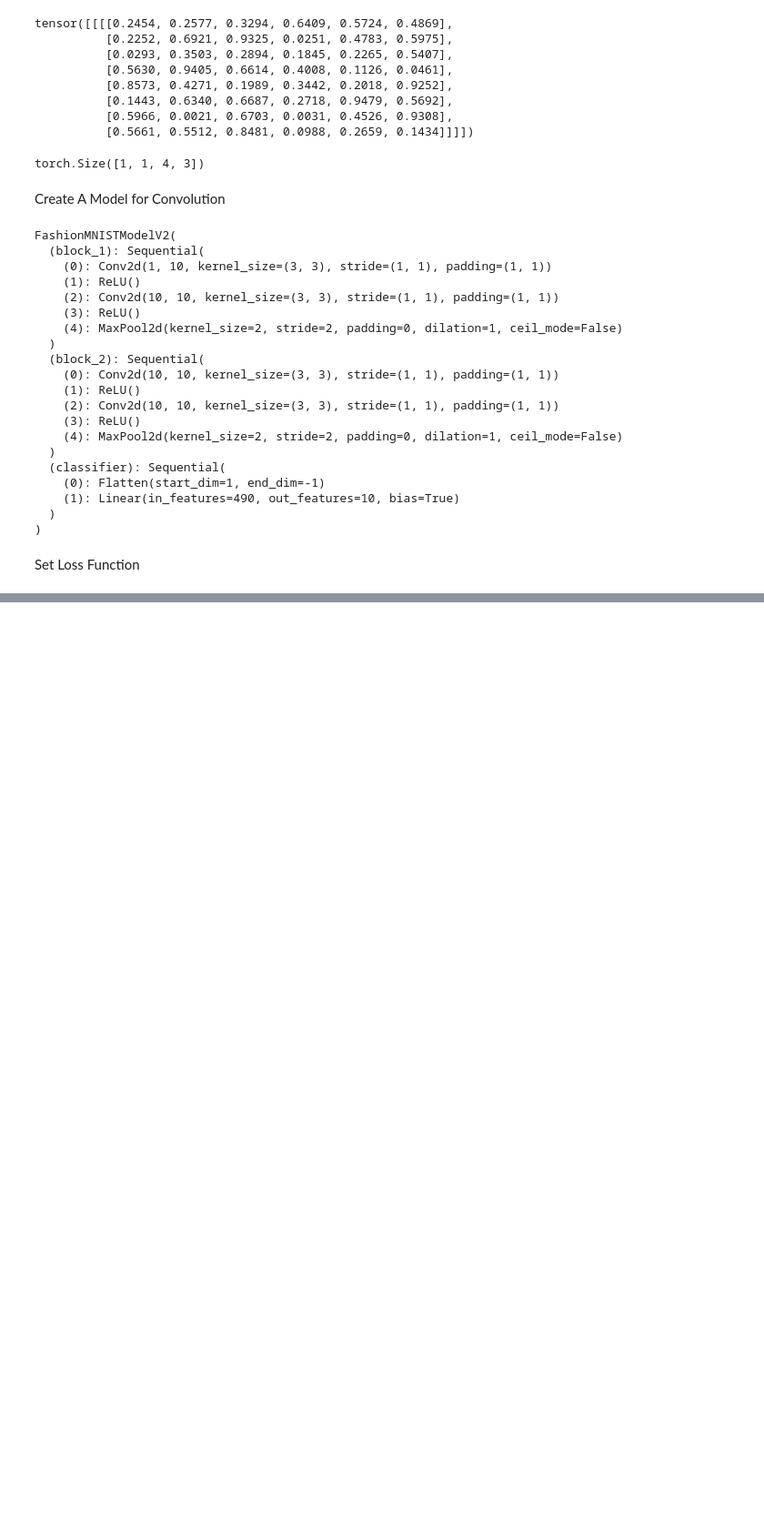
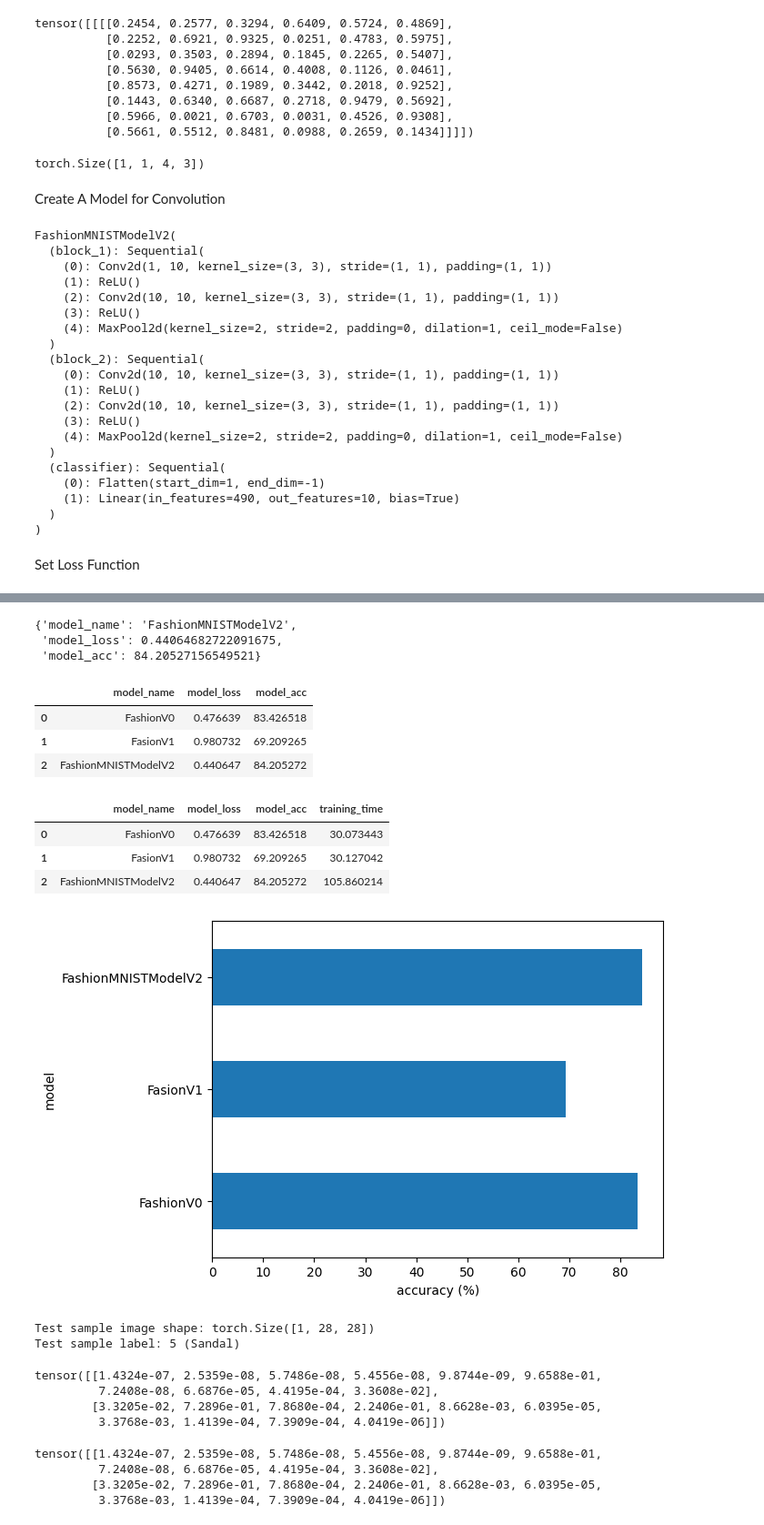
Before and after one commit to Habibur-02/Pytorch--Deep-Learning, a Jupyter notebook: cnn-pytorch.ipynb, the cells around one changed output, grey strips where cells are left out. Shown at 91% size. Saved outputs shown, nothing was run; the diff lists cells and outputs as text; code cells hidden in the pictures; blank space fills up the shorter version.

```diff
--- a/cnn-pytorch.ipynb
+++ b/cnn-pytorch.ipynb
@@ -986,0 +987,39 @@ Train time on cpu: 96.749 seconds
+# %%
+model_2_results = eval_model(
+    model=model_2,
+    data_loader=test_dataloader,
+    loss_fn=loss_fn,
+    accuracy_fn=accuracy_fn
+)
+model_2_results
+# %% [output]
+{'model_name': 'FashionMNISTModelV2',
+ 'model_loss': 0.44064682722091675,
+ 'model_acc': 84.20527156549521}
+# %%
+import pandas as pd
+compare_results = pd.DataFrame([model_0_results, model_1_results, model_2_results])
+compare_results
+# %% [output]
+|  | model_name | model_loss | model_acc |
+| 0 | FashionV0 | 0.476639 | 83.426518 |
+| 1 | FasionV1 | 0.980732 | 69.209265 |
+| 2 | FashionMNISTModelV2 | 0.440647 | 84.205272 |
+# %%
+# Add training times to results comparison
+compare_results["training_time"] = [total_train_time_model_0,
+                                    total_train_time_model_1,
+                                    total_train_time_model_2]
+compare_results
+# %% [output]
+|  | model_name | model_loss | model_acc | training_time |
+| 0 | FashionV0 | 0.476639 | 83.426518 | 30.073443 |
+| 1 | FasionV1 | 0.980732 | 69.209265 | 30.127042 |
+| 2 | FashionMNISTModelV2 | 0.440647 | 84.205272 | 105.860214 |
+# %%
+# Visualize our model results
+compare_results.set_index("model_name")["model_acc"].plot(kind="barh")
+plt.xlabel("accuracy (%)")
+plt.ylabel("model");
+# %% [output]
+[figure, added]
@@ -986,0 +1046,38 @@ Train time on cpu: 96.749 seconds
+# %%
+import random
+random.seed(42)
+test_samples = []
+test_labels = []
+for sample, label in random.sample(list(test_data), k=9):
+    test_samples.append(sample)
+    test_labels.append(label)
+
+# View the first test sample shape and label
+print(f"Test sample image shape: {test_samples[0].shape}\nTest sample label: {test_labels[0]} ({class_name[test_labels[0]]})")
+# %% [output]
+Test sample image shape: torch.Size([1, 28, 28])
+Test sample label: 5 (Sandal)
+# %%
+# Make predictions on test samples with model 2
+pred_probs= make_predictions(model=model_2,
+                             data=test_samples)
+
+# View first two prediction probabilities list
+pred_probs[:2]
+# %% [output]
+tensor([[1.4324e-07, 2.5359e-08, 5.7486e-08, 5.4556e-08, 9.8744e-09, 9.6588e-01,
+         7.2408e-08, 6.6876e-05, 4.4195e-04, 3.3608e-02],
+        [3.3205e-02, 7.2896e-01, 7.8680e-04, 2.2406e-01, 8.6628e-03, 6.0395e-05,
+         3.3768e-03, 1.4139e-04, 7.3909e-04, 4.0419e-06]])
+# %%
+# Make predictions on test samples with model 2
+pred_probs= make_predictions(model=model_2,
+                             data=test_samples)
+
+# View first two prediction probabilities list
+pred_probs[:2]
+# %% [output]
+tensor([[1.4324e-07, 2.5359e-08, 5.7486e-08, 5.4556e-08, 9.8744e-09, 9.6588e-01,
+         7.2408e-08, 6.6876e-05, 4.4195e-04, 3.3608e-02],
+        [3.3205e-02, 7.2896e-01, 7.8680e-04, 2.2406e-01, 8.6628e-03, 6.0395e-05,
+         3.3768e-03, 1.4139e-04, 7.3909e-04, 4.0419e-06]])
```
Also changed, not shown: parts of 8 cells of this notebook.
